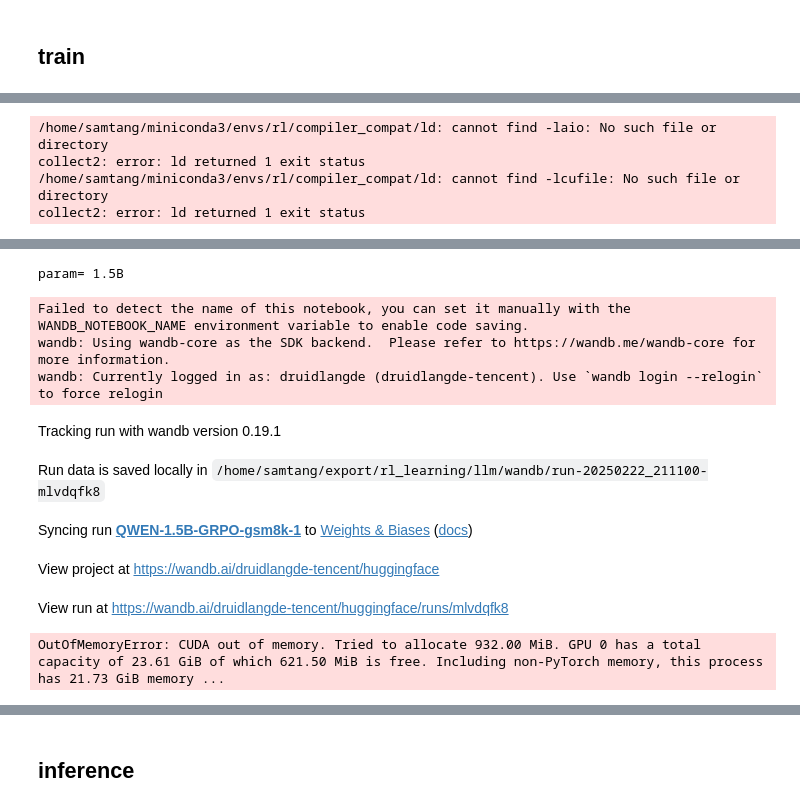
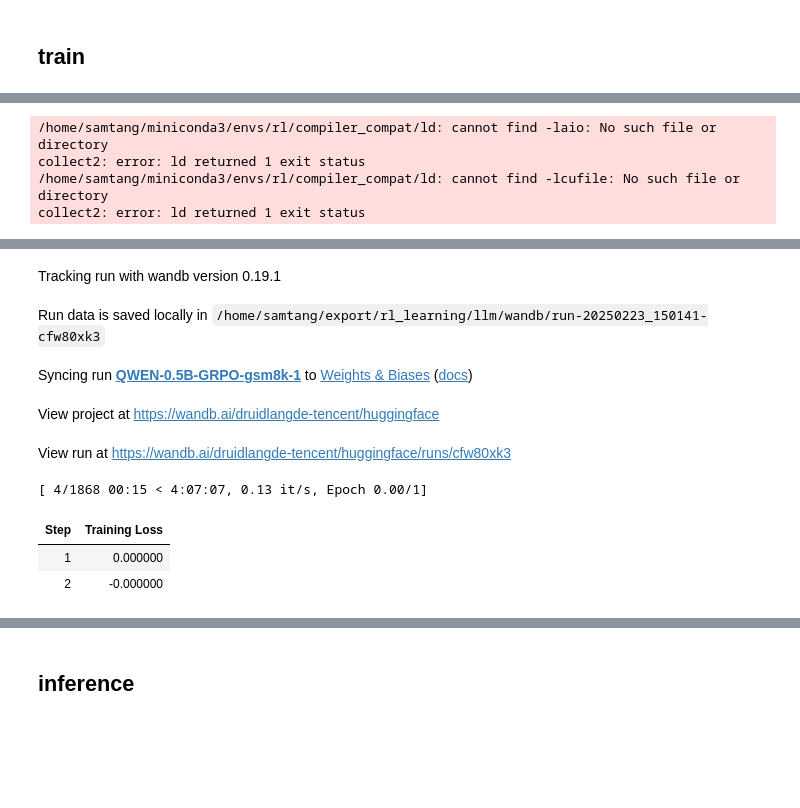
Before and after one commit to learn2Pro/rl_learning, a Jupyter notebook: llm/qwen0.5b-grpo-r1.ipynb, the cells around one changed output, grey strips where cells are left out. Saved outputs shown, nothing was run; the diff lists cells and outputs as text; code cells hidden in the pictures; blank space fills up the shorter version.

Commit message:
[feat]: use notebook launcher to train in distributed env

```diff
--- a/llm/qwen0.5b-grpo-r1.ipynb
+++ b/llm/qwen0.5b-grpo-r1.ipynb
@@ -128,8 +111,9 @@ def correctness_reward_func(prompts, completions, answer, **kwargs):
     q = prompts[0][-1]['content'] # [{role:system},{role:user},{role:assistance}]
     extracted_responses = [extract_xml_answer(r) for r in responses]
     if '</answer>' in responses[0] and '<answer>' in responses[0] and '<reasoning>' in responses[0] and '</reasoning>' in responses[0]:
-        print('-'*20, f"Question:\n{q}\n", '-'*20, f"Answer:\n{answer[0]}\n", '-'*20, f"Response:\n{responses[0]}\n", '-'*20, f"Extracted:\n{extracted_responses[0]}",'\n\n')
-    return [2.0 if r==a else 0.0 for r,a in zip(extracted_responses, answer)]
+        # print('-'*20, f"Question:\n{q}\n", '-'*20, f"Answer:\n{answer[0]}\n", '-'*20, f"Response:\n{responses[0]}\n", '-'*20, f"Extracted:\n{extracted_responses[0]}",'\n\n')
+        print('-'*20, f"Question:\n{q}\n", f"Answer: {answer[0]}\n", f"Extracted: {extracted_responses[0]}")
+    return [10.0 if r==a else 0.0 for r,a in zip(extracted_responses, answer)]
 
 def int_reward_func(completions, **kwargs):
     responses = [completion[0]['content'] for completion in completions]
@@ -281,7 +265,8 @@ else:
 Match found!
 # %%
 from trl import GRPOConfig
-param_size = "1.5B"
+param_size = "0.5B"
+batch_size = 1
 model_name = f"Qwen/Qwen2.5-{param_size}-Instruct"
 
 output_dir=f"outputs/Qwen-{param_size}-GRPO"
@@ -298,9 +283,10 @@ training_args = GRPOConfig(
     lr_scheduler_type = 'cosine',
     logging_steps=1,
     bf16=True,
-    per_device_train_batch_size=1,
+    per_device_train_batch_size=batch_size,
+    per_device_eval_batch_size=4,
     gradient_accumulation_steps=4,
-    num_generations=12,
+    num_generations=16,
     max_prompt_length=256,
     max_completion_length=200,
     num_train_epochs=1,
@@ -327,33 +313,37 @@ tokenizer.pad_token = tokenizer.eos_token
 from trl import GRPOTrainer
 from peft import LoraConfig
 import torch
+from accelerate import notebook_launcher
 
-peft_config = LoraConfig(
-    r=8,
-    lora_alpha=16,
-    lora_dropout=0.1,
-    task_type='CAUSAL_LM'
-)
+def main():
+    peft_config = LoraConfig(
+        r=8,
+        lora_alpha=16,
+        lora_dropout=0.1,
+        task_type='CAUSAL_LM'
+    )
 
 
-trainer = GRPOTrainer(
-    model=model_name,
-    processing_class=tokenizer,
-    reward_funcs=[
-        xml_count_reward_func,
-        soft_format_reward_func,
-        strict_format_reward_func,
-        int_reward_func,
-        correctness_reward_func
-    ],
-    args=training_args,
-    train_dataset=dataset,
-    peft_config=peft_config,
-    # peft_config
-)
+    trainer = GRPOTrainer(
+        model=model_name,
+        processing_class=tokenizer,
+        reward_funcs=[
+            xml_count_reward_func,
+            soft_format_reward_func,
+            strict_format_reward_func,
+            int_reward_func,
+            correctness_reward_func
+        ],
+        args=training_args,
+        train_dataset=dataset,
+        peft_config=peft_config,
+        # peft_config
+    )
 
-print('param=', param_size)
-trainer.train()
+    print('param=', param_size)
+    trainer.train()
 
-trainer.save_model(output_dir)
+    trainer.save_model(output_dir)
+
+notebook_launcher(main, args=(), num_processes=1, mixed_precision='bf16')
 # %% [output]
@@ -367,10 +361,9 @@ INFO 02-22 21:10:46 __init__.py:183] Automatically detected platform cuda.
-param= 1.5B
-Failed to detect the name of this notebook, you can set it manually with the WANDB_NOTEBOOK_NAME environment variable to enable code saving.
-wandb: Using wandb-core as the SDK backend.  Please refer to https://wandb.me/wandb-core for more information.
-wandb: Currently logged in as: druidlangde (druidlangde-tencent). Use `wandb login --relogin` to force relogin
 Tracking run with wandb version 0.19.1
-Run data is saved locally in /home/samtang/export/rl_learning/llm/wandb/run-20250222_211100-mlvdqfk8
+Run data is saved locally in /home/samtang/export/rl_learning/llm/wandb/run-20250223_150141-cfw80xk3
-Syncing run QWEN-1.5B-GRPO-gsm8k-1 to Weights & Biases (docs)
+Syncing run QWEN-0.5B-GRPO-gsm8k-1 to Weights & Biases (docs)
 View project at https://wandb.ai/druidlangde-tencent/huggingface
-View run at https://wandb.ai/druidlangde-tencent/huggingface/runs/mlvdqfk8
+View run at https://wandb.ai/druidlangde-tencent/huggingface/runs/cfw80xk3
-OutOfMemoryError: CUDA out of memory. Tried to allocate 932.00 MiB. GPU 0 has a total capacity of 23.61 GiB of which 621.50 MiB is free. Including non-PyTorch memory, this process has 21.73 GiB memory ...
+[ 4/1868 00:15 < 4:07:07, 0.13 it/s, Epoch 0.00/1]
+| Step | Training Loss |
+| 1 | 0.000000 |
+| 2 | -0.000000 |
```
Also changed, not shown: parts of 13 cells of this notebook, 6 other files.
